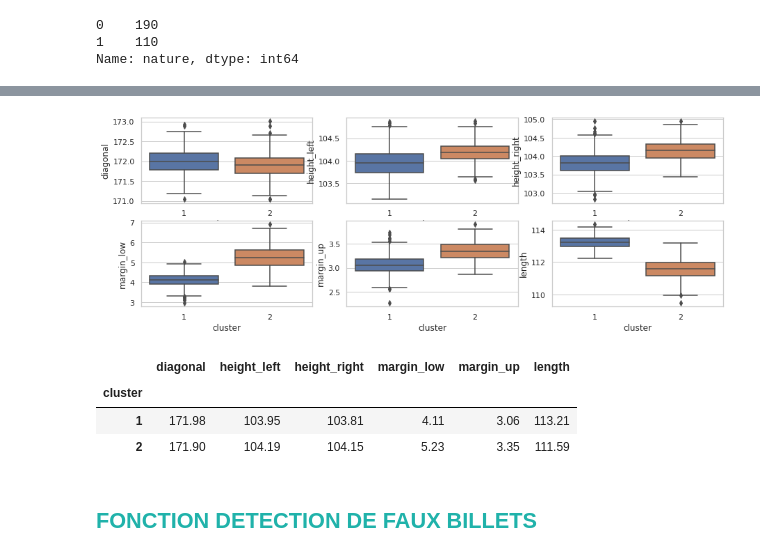
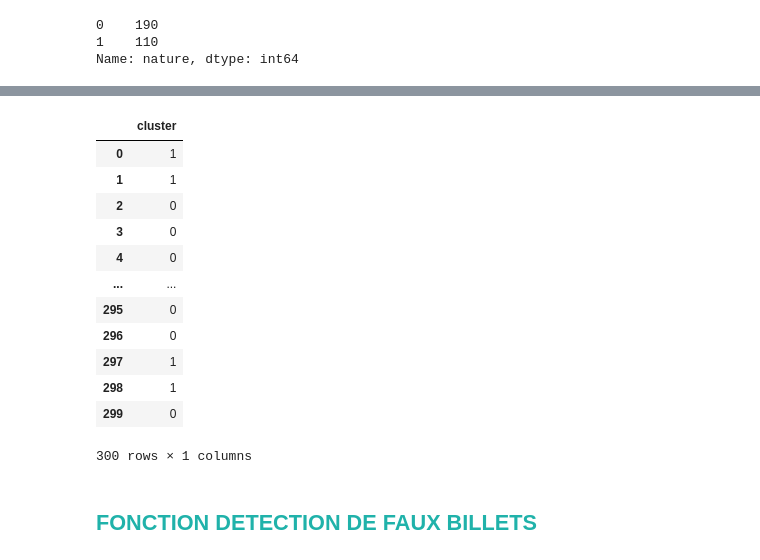
Before and after one commit to Randasabag/Detectez-des-faux-billets-avec-R-ou-Python, a Jupyter notebook: P10.ipynb, the cells around one changed output, grey strips where cells are left out. Cells and saved outputs as stored; diff of their text form; code cells hidden in the pictures.

```diff
--- a/P10.ipynb
+++ b/P10.ipynb
@@ -1608,41 +1608,26 @@ billets_clustered.head()
-# %%
-#Comparaison visuelle des groupes par Boxplot, en abscisse les numéros des groupes
-plt.figure(figsize=(15, 5))
-sns.set(style="whitegrid")
-plt.subplot(2, 3, 1)
-
-plt.subplot(231)
-sns.boxplot(data=billets_clustered, x='cluster', y='diagonal')
-
-plt.subplot(232)
-sns.boxplot(data=billets_clustered, x='cluster', y='height_left')
-
-plt.subplot(233)
-sns.boxplot(data=billets_clustered, x='cluster', y='height_right')
-
-plt.subplot(234)
-sns.boxplot(data=billets_clustered, x='cluster', y='margin_low')
-
-plt.subplot(235)
-sns.boxplot(data=billets_clustered, x='cluster', y='margin_up')
-
-plt.subplot(236)
-sns.boxplot(data=billets_clustered, x='cluster', y='length')
-
-plt.savefig("boxplots.png")
-plt.show()
-# %% [output]
-[figure, removed]
 # %%
 #Création du dataframe des moyennes pour chaque cluster et comparaison pour sélectionner les clusters intéressants
 #pour notre projet
-X_train_cah_mean=billets_clustered.groupby('cluster').mean().round(decimals=2).drop(['code_billet'], axis=1)
-X_train_cah_mean.head()
+#centroids_cah = ac.cluster_centers_
+X_train_cah_mean=pd.DataFrame(y_pred_cah)
+X_train_cah_mean['cluster'] = X_train_cah_mean
+X_train_cah_mean.drop(X_train_cah_mean.columns[[0]], axis=1, inplace=True)
+X_train_cah_mean.groupby('cluster').mean().round (decimals=2)
+X_train_cah_mean
 # %% [output]
-|  | diagonal | height_left | height_right | margin_low | margin_up | length |
-| cluster |  |  |  |  |  |  |
-| 1 | 171.98 | 103.95 | 103.81 | 4.11 | 3.06 | 113.21 |
-| 2 | 171.90 | 104.19 | 104.15 | 5.23 | 3.35 | 111.59 |
+|  | cluster |
+| 0 | 1 |
+| 1 | 1 |
+| 2 | 0 |
+| 3 | 0 |
+| 4 | 0 |
+| ... | ... |
+| 295 | 0 |
+| 296 | 0 |
+| 297 | 1 |
+| 298 | 1 |
+| 299 | 0 |
+300 rows × 1 columns
 # %% [markdown]
 ## <a name="C27"><font color='LightSeaGreen'>FONCTION DETECTION DE FAUX BILLETS</font></a>
 # %%
```
Also changed, not shown: parts of 9 cells of this notebook.
